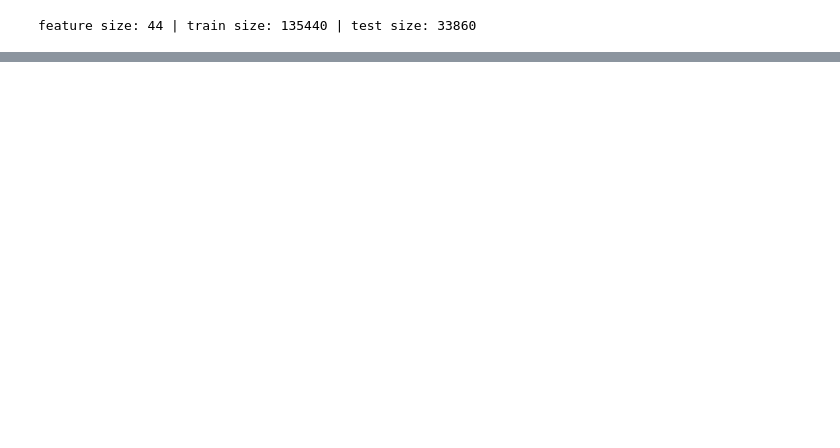
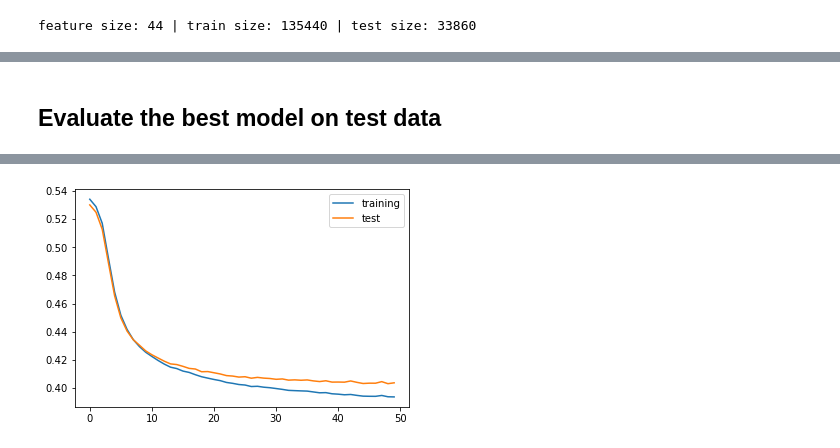
Before and after one commit to GuangyanCai/CS273A-Project, a Jupyter notebook: neural_network.ipynb, the cells around one changed output, grey strips where cells are left out. Drawn from its saved outputs; the diff is of its cells as text; code cells hidden in the pictures; blank space fills up the shorter version.

```diff
--- a/neural_network.ipynb
+++ b/neural_network.ipynb
@@ -74,0 +118,19 @@ for epoch in range(num_epoch):
+# %% [markdown]
+## Evaluate the best model on test data
+# %%
+best_config = dict(
+    size_feature = size_feature,
+    act = 'tanh',
+    hidden_layers = [32],
+    batch_size = 512,
+    num_epoch = 50,
+    lr = 1e-3,
+    decay = 1e-6,
+)
+best_model = mlp.MLP(best_config['size_feature'], 1, best_config['hidden_layers'], best_config['act'])
+loss_record_train, loss_record_valid = train(best_model, x_train, y_train, x_test, y_test, config)
+plt.plot(loss_record_train, label='training')
+plt.plot(loss_record_valid, label='test')
+plt.legend()
+plt.show()
+# %% [output]
@@ -75 +139,2 @@ for epoch in range(num_epoch):
+[figure, added]
 # %%
```
Also changed, not shown: parts of 12 cells of this notebook, 1 other file.
